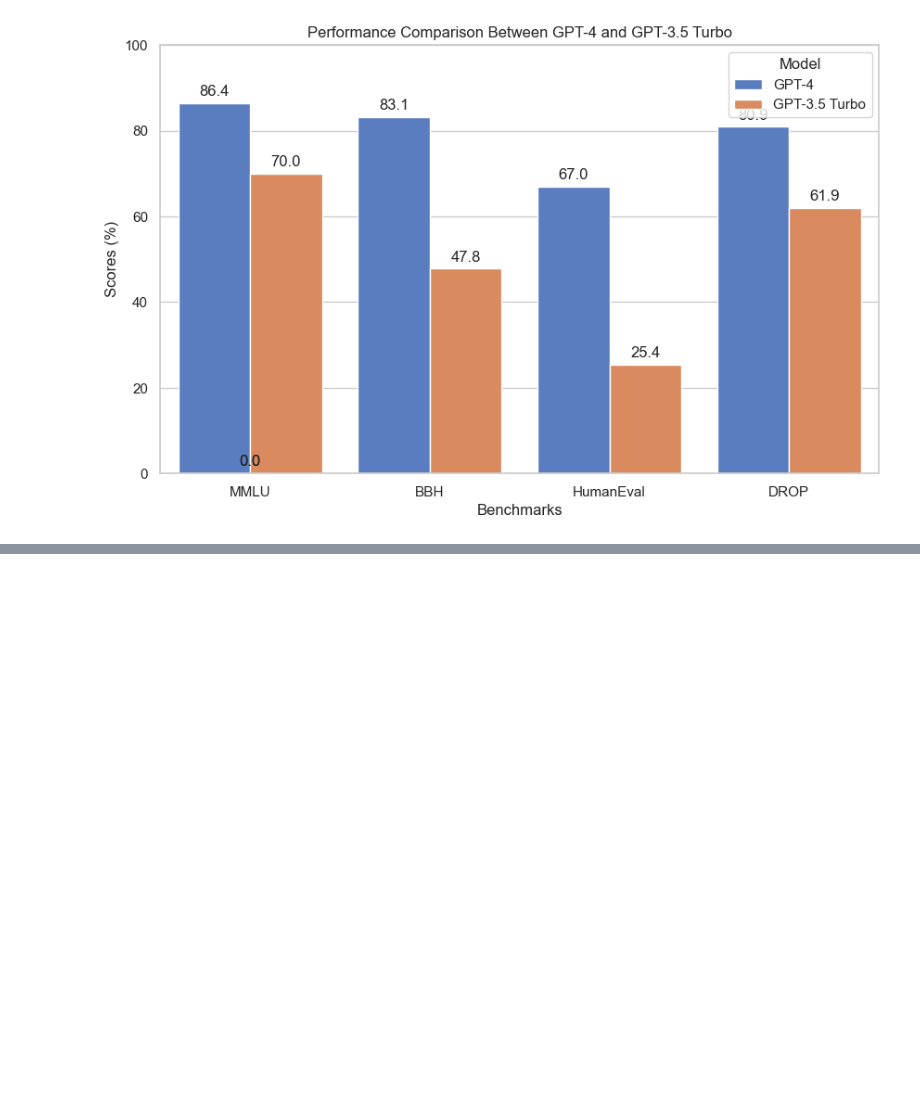
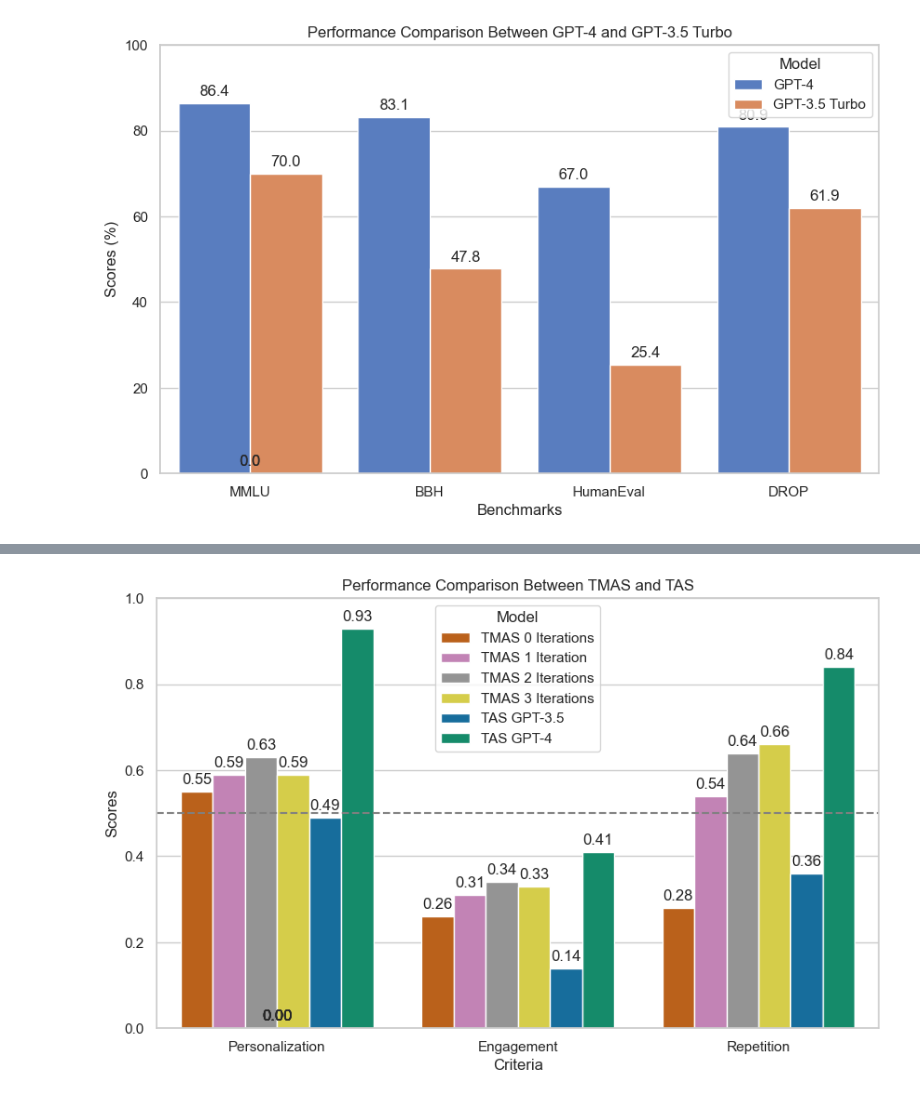
Before and after one commit to augustsemrau/thesis2024, a Jupyter notebook: src/thesis2024/visualizations/plots1.ipynb, the cells around one changed output, grey strips where cells are left out. Drawn from its saved outputs; the diff is of its cells as text; code cells hidden in the pictures; blank space fills up the shorter version.

```diff
--- a/src/thesis2024/visualizations/plots1.ipynb
+++ b/src/thesis2024/visualizations/plots1.ipynb
@@ -200,0 +326,46 @@ plt.show()
+# %%
+import matplotlib.pyplot as plt
+import pandas as pd
+import seaborn as sns
+
+# Creating a DataFrame from the benchmark data
+data = {
+    'Criteria': ['Personalization', 'Engagement', 'Repetition'] * 6,
+    'Score': [0.55, 0.26, 0.28, 0.59, 0.31, 0.54, 0.63, 0.34, 0.64, 0.59, 0.33, 0.66, 0.49, 0.14, 0.36, 0.93, 0.41, 0.84 ],
+    'Model': ['TMAS 0 Iterations']*3 + ['TMAS 1 Iteration']*3 + ['TMAS 2 Iterations']*3 + ['TMAS 3 Iterations']*3 + ['TAS GPT-3.5']*3 + ['TAS GPT-4']*3
+}
+
+df = pd.DataFrame(data)
+
+palettes = [sns.color_palette("colorblind").as_hex()[3],
+            sns.color_palette("colorblind").as_hex()[4],
+            sns.color_palette("colorblind").as_hex()[7],
+            sns.color_palette("colorblind").as_hex()[8],
+            sns.color_palette("colorblind").as_hex()[0],
+            sns.color_palette("colorblind").as_hex()[2]]
+
+# Plotting using seaborn to emulate ggplot2 style
+sns.set(style="whitegrid")
+plt.figure(figsize=(10, 6))
+bar_plot = sns.barplot(x='Criteria', y='Score', hue='Model', data=df, palette=palettes)
+# Insert line at 0.5
+plt.axhline(0.5, color='gray', linestyle='--')
+bar_plot.set_title('Performance Comparison Between TMAS and TAS')
+bar_plot.set_ylabel('Scores')
+bar_plot.set_xlabel('Criteria')
+plt.legend(title='Model', loc='upper center')
+
+# Set the y-axis limit to 100
+bar_plot.set_ylim(0, 1)
+
+# Display the values on the bars
+for p in bar_plot.patches:
+    bar_plot.annotate(format(p.get_height(), '.2f'),
+                      (p.get_x() + p.get_width() / 2., p.get_height()),
+                      ha = 'center', va = 'center',
+                      xytext = (0, 9),
+                      textcoords = 'offset points')
+
+plt.show()
+# %% [output]
+[figure, added]
```
Also changed, not shown: parts of 5 cells of this notebook, 2 other files.
